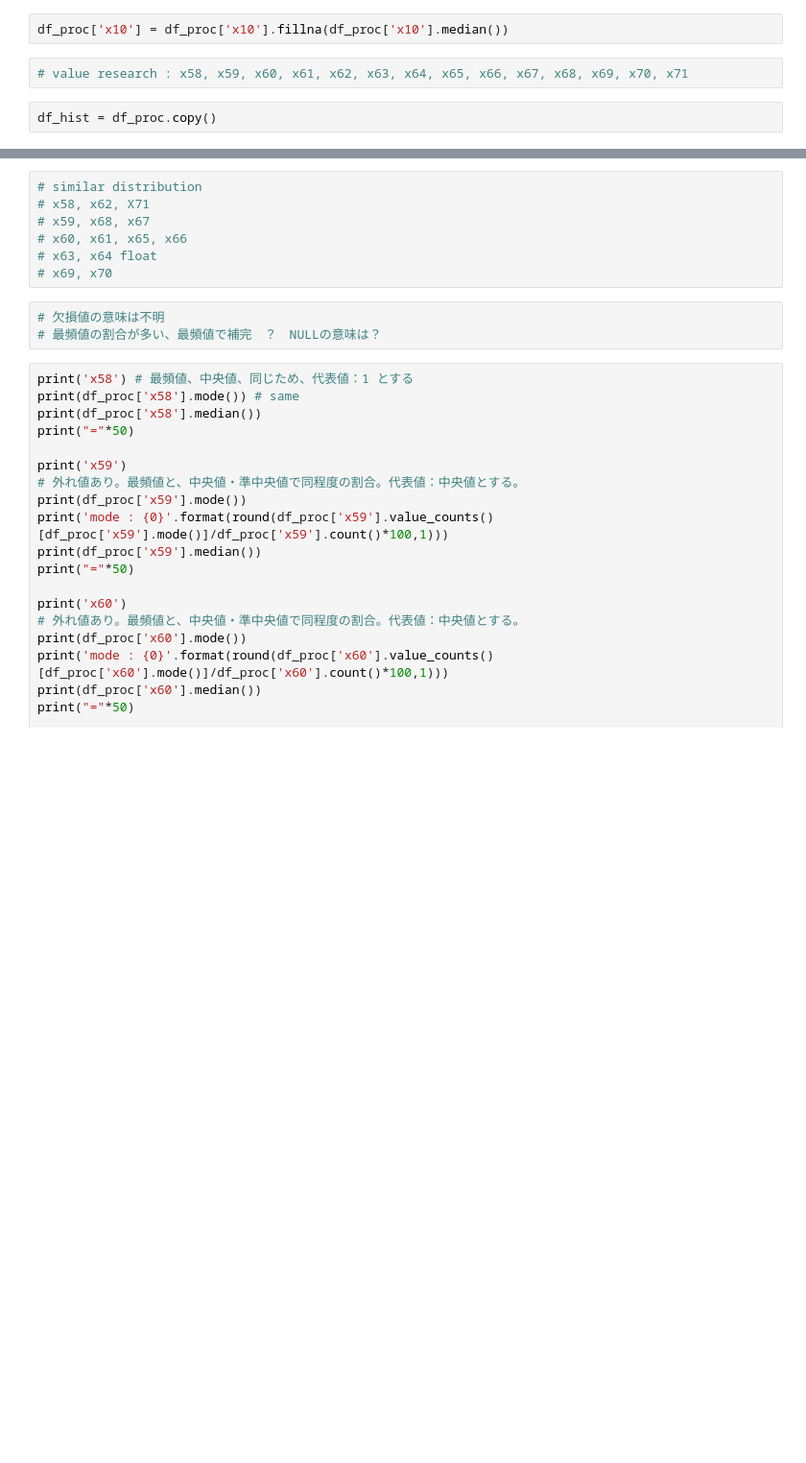
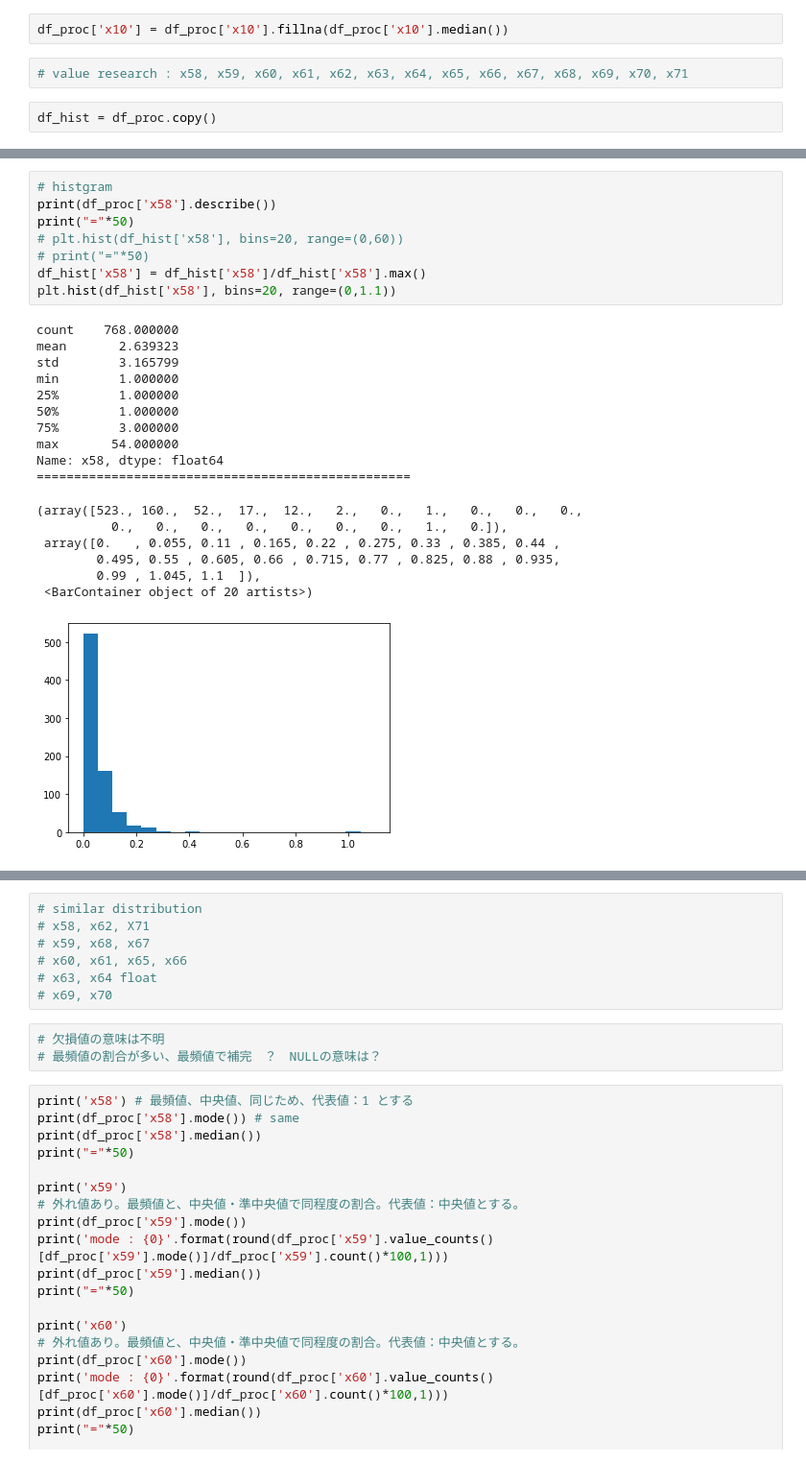
Before and after one commit to tk-tatsuro/data-science, a Jupyter notebook: bainary_classification/binary_classification.ipynb, the cells around one changed output, grey strips where cells are left out. Shown at 96% size. Drawn from its saved outputs; the diff is of its cells as text; blank space fills up the shorter version.

```diff
--- a/bainary_classification/binary_classification.ipynb
+++ b/bainary_classification/binary_classification.ipynb
@@ -795,0 +550,26 @@ Name: x71, dtype: float64
+# %%
+# histgram
+print(df_proc['x58'].describe())
+print("="*50)
+# plt.hist(df_hist['x58'], bins=20, range=(0,60))
+# print("="*50)
+df_hist['x58'] = df_hist['x58']/df_hist['x58'].max()
+plt.hist(df_hist['x58'], bins=20, range=(0,1.1))
+# %% [output]
+count    768.000000
+mean       2.639323
+std        3.165799
+min        1.000000
+25%        1.000000
+50%        1.000000
+75%        3.000000
+max       54.000000
+Name: x58, dtype: float64
+==================================================
+(array([523., 160.,  52.,  17.,  12.,   2.,   0.,   1.,   0.,   0.,   0.,
+          0.,   0.,   0.,   0.,   0.,   0.,   0.,   1.,   0.]),
+ array([0.   , 0.055, 0.11 , 0.165, 0.22 , 0.275, 0.33 , 0.385, 0.44 ,
+        0.495, 0.55 , 0.605, 0.66 , 0.715, 0.77 , 0.825, 0.88 , 0.935,
+        0.99 , 1.045, 1.1  ]),
+ <BarContainer object of 20 artists>)
+[figure, added]
```
Also changed, not shown: parts of 200 cells of this notebook.
